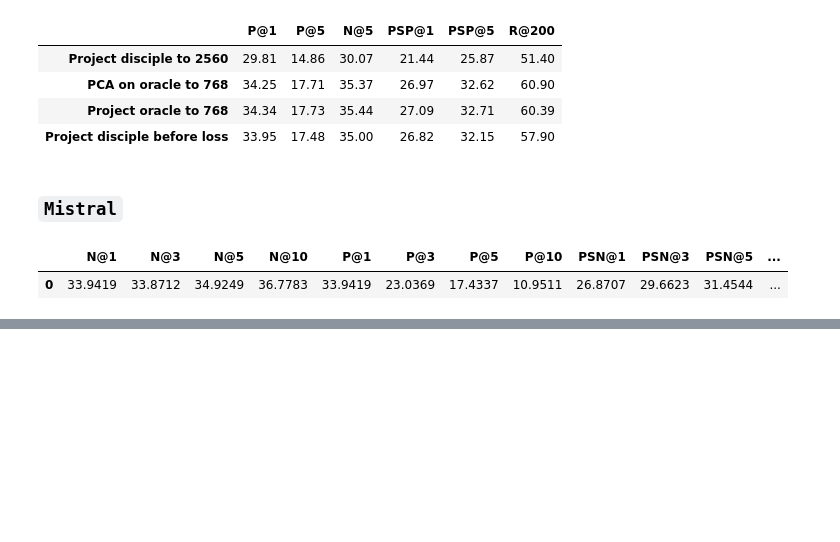
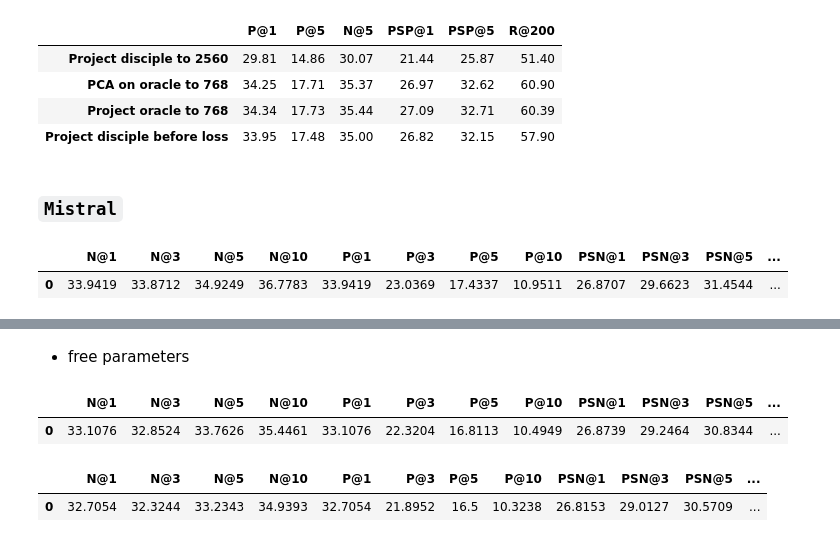
Before and after one commit to suchith720/medic, a Jupyter notebook: nbs/21_experiment-summary.ipynb, the cells around one changed output, grey strips where cells are left out. Saved outputs shown, nothing was run; the diff lists cells and outputs as text; code cells hidden in the pictures; blank space fills up the shorter version.

```diff
--- a/nbs/21_experiment-summary.ipynb
+++ b/nbs/21_experiment-summary.ipynb
@@ -1596,0 +1622,17 @@ display_metric(m)
+# %% [markdown]
+* free parameters
+# %%
+# 35_oak-for-wikiseealsotitles-free-param-initialization-004
+# parameters initialized randomly
+m = {'eval_N@1': 0.3310762345790863, 'eval_N@10': 0.354460746049881, 'eval_N@3': 0.32852405309677124, 'eval_N@5': 0.3376256823539734, 'eval_P@1': 0.3310762470777117, 'eval_P@10': 0.10494944089236109, 'eval_P@3': 0.2232036729290444, 'eval_P@5': 0.16811311720153294, 'eval_PSN@1': 0.2687389552593231, 'eval_PSN@10': 0.3281939923763275, 'eval_PSN@3': 0.29246360063552856, 'eval_PSN@5': 0.3083440065383911, 'eval_PSP@1': 0.26873895369354206, 'eval_PSP@10': 0.35361211061515785, 'eval_PSP@3': 0.29221798626741213, 'eval_PSP@5': 0.3135671165189048, 'eval_R@10': 0.39758231979876646, 'eval_R@100': 0.5194409989728437, 'eval_R@200': 0.5462068733052486, 'eval_loss': 0.06339380145072937, 'eval_runtime': 130.1295, 'eval_samples_per_second': 1364.141, 'eval_steps_per_second': 0.853}
+display_metric(m)
+
+# 35_oak-for-wikiseealsotitles-free-param-initialization-005
+# parameters initialized with renee and frozen
+m = {'eval_N@1': 0.32705405354499817, 'eval_N@10': 0.3493930995464325, 'eval_N@3': 0.32324421405792236, 'eval_N@5': 0.33234286308288574, 'eval_P@1': 0.3270540517702729, 'eval_P@10': 0.10323803622233804, 'eval_P@3': 0.21895238899997746, 'eval_P@5': 0.16500014083333464, 'eval_PSN@1': 0.26815301179885864, 'eval_PSN@10': 0.325607031583786, 'eval_PSN@3': 0.2901271879673004, 'eval_PSN@5': 0.30570870637893677, 'eval_PSP@1': 0.2681530254722932, 'eval_PSP@10': 0.34994978740214244, 'eval_PSP@3': 0.2892142575427069, 'eval_PSP@5': 0.31007356799640523, 'eval_R@10': 0.392119434252015, 'eval_R@100': 0.513702148530103, 'eval_R@200': 0.540373889827502, 'eval_loss': 0.06359405070543289, 'eval_runtime': 118.7699, 'eval_samples_per_second': 1494.612, 'eval_steps_per_second': 0.935}
+display_metric(m)
+# %% [output]
+|  | N@1 | N@3 | N@5 | N@10 | P@1 | P@3 | P@5 | P@10 | PSN@1 | PSN@3 | PSN@5 | ... |
+| 0 | 33.1076 | 32.8524 | 33.7626 | 35.4461 | 33.1076 | 22.3204 | 16.8113 | 10.4949 | 26.8739 | 29.2464 | 30.8344 | ... |
+|  | N@1 | N@3 | N@5 | N@10 | P@1 | P@3 | P@5 | P@10 | PSN@1 | PSN@3 | PSN@5 | ... |
+| 0 | 32.7054 | 32.3244 | 33.2343 | 34.9393 | 32.7054 | 21.8952 | 16.5 | 10.3238 | 26.8153 | 29.0127 | 30.5709 | ... |
```
Also changed, not shown: parts of 9 cells of this notebook.
